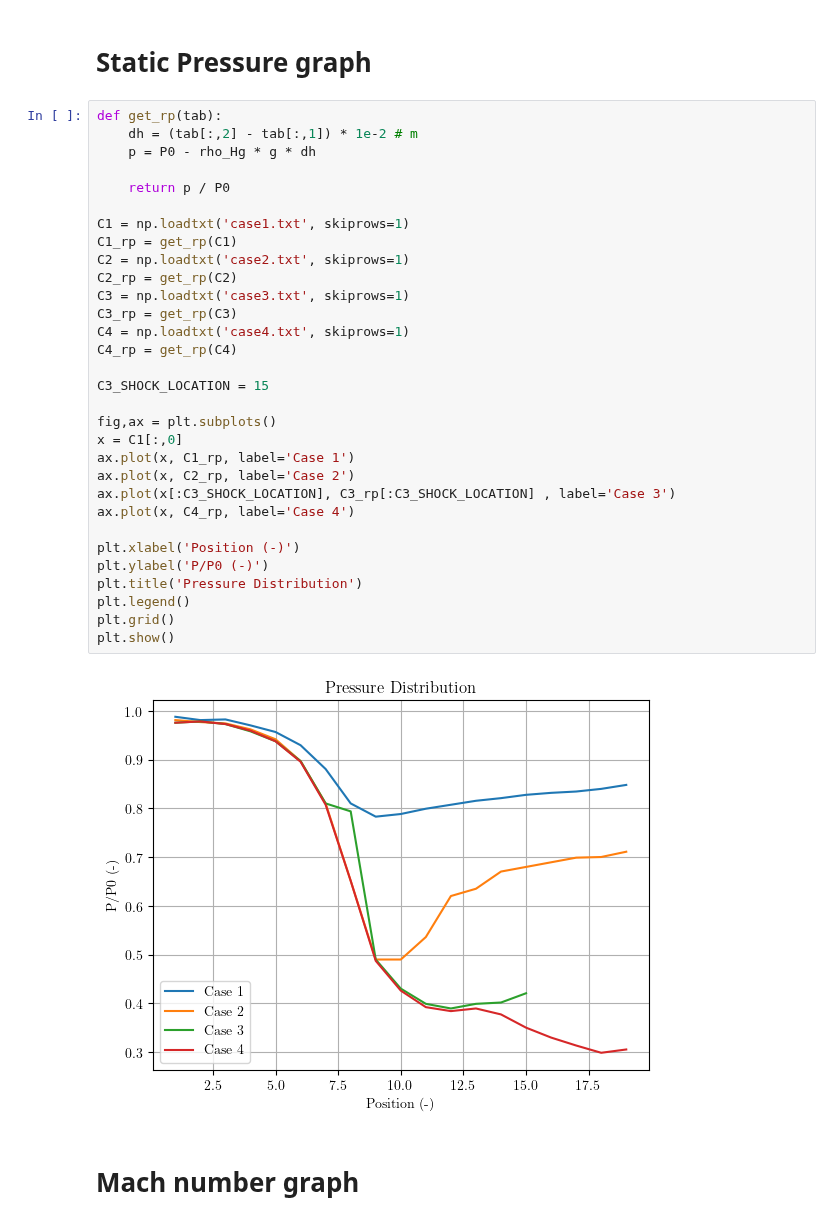
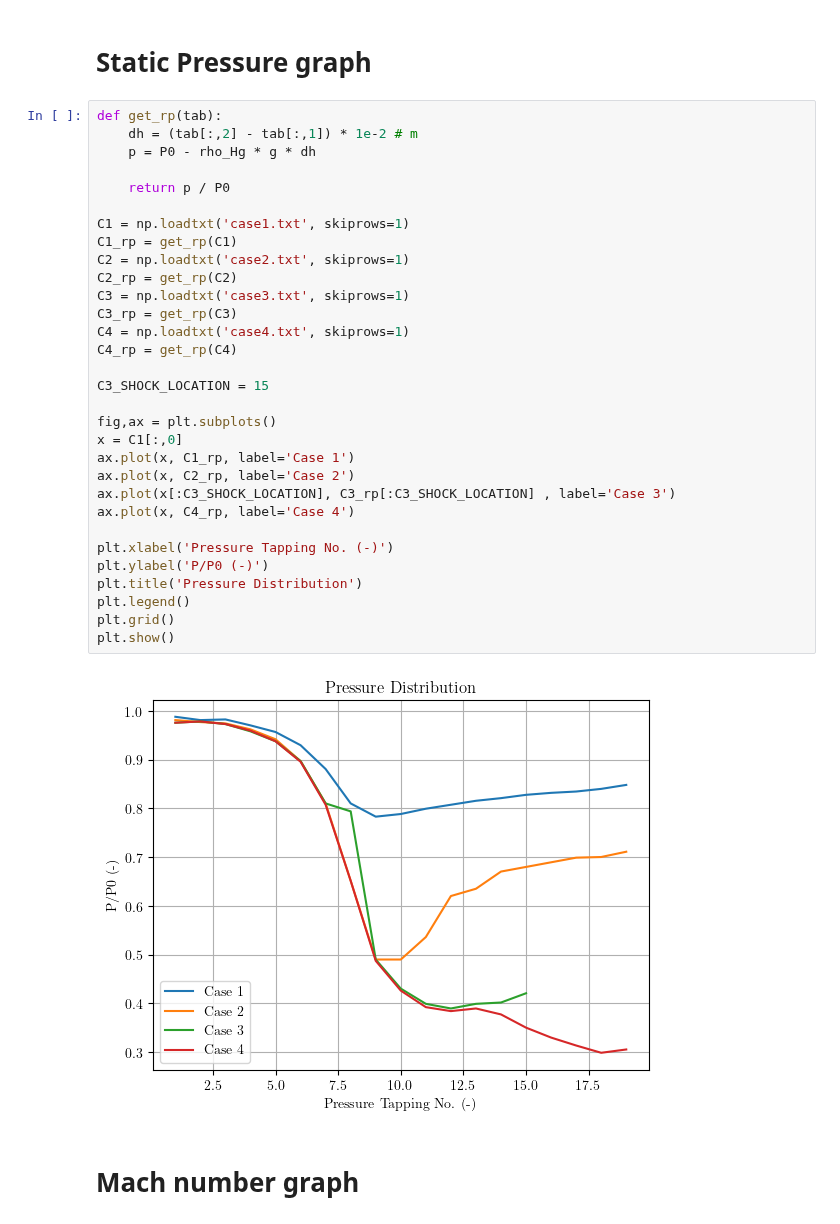
Before and after one commit to lpender3672/MEng-CW, a Jupyter notebook: IIA/3A3/Supersonic_Nozzle/analysis.ipynb, the cells around one changed output. Drawn from its saved outputs; the diff is of its cells as text.

```diff
--- a/IIA/3A3/Supersonic_Nozzle/analysis.ipynb
+++ b/IIA/3A3/Supersonic_Nozzle/analysis.ipynb
@@ -68,35 +68,35 @@ The flow rate for C4 is 0.00495607000198858 kg/s
 def get_rp(tab):
     dh = (tab[:,2] - tab[:,1]) * 1e-2 # m
     p = P0 - rho_Hg * g * dh
 
     return p / P0
 
 C1 = np.loadtxt('case1.txt', skiprows=1)
 C1_rp = get_rp(C1)
 C2 = np.loadtxt('case2.txt', skiprows=1)
 C2_rp = get_rp(C2)
 C3 = np.loadtxt('case3.txt', skiprows=1)
 C3_rp = get_rp(C3)
 C4 = np.loadtxt('case4.txt', skiprows=1)
 C4_rp = get_rp(C4)
 
 C3_SHOCK_LOCATION = 15
 
 fig,ax = plt.subplots()
 x = C1[:,0]
 ax.plot(x, C1_rp, label='Case 1')
 ax.plot(x, C2_rp, label='Case 2')
 ax.plot(x[:C3_SHOCK_LOCATION], C3_rp[:C3_SHOCK_LOCATION] , label='Case 3')
 ax.plot(x, C4_rp, label='Case 4')
 
-plt.xlabel('Position (-)')
+plt.xlabel('Pressure Tapping No. (-)')
 plt.ylabel('P/P0 (-)')
 plt.title('Pressure Distribution')
 plt.legend()
 plt.grid()
 plt.show()
 # %% [output]
-[figure, old version]
+[figure, new version]
 # %% [markdown]
 # Mach number graph
 # %%
```
Also changed, not shown: parts of 5 cells of this notebook, 11 other files.
